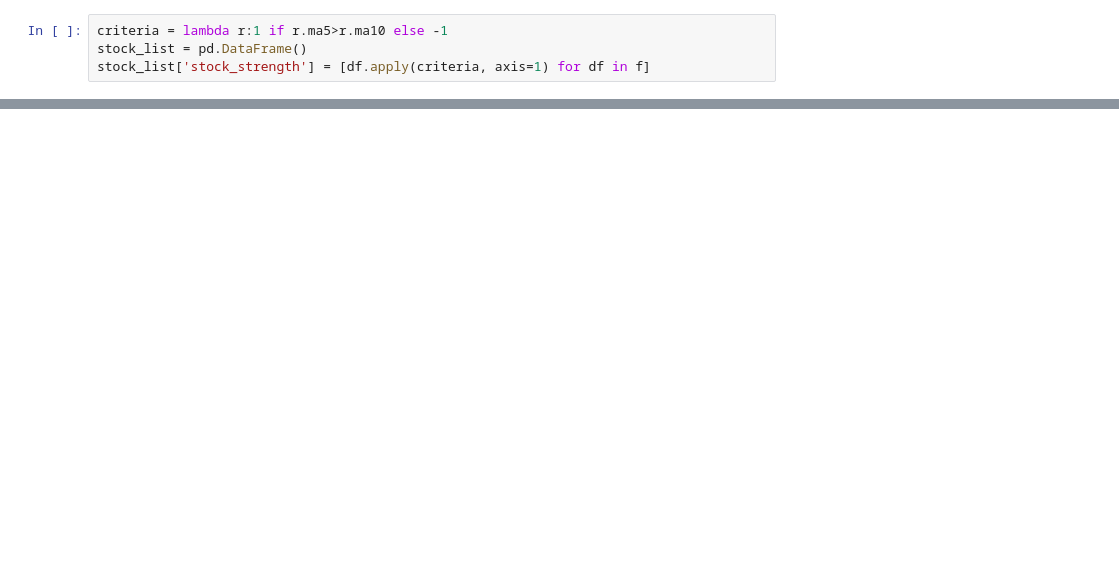
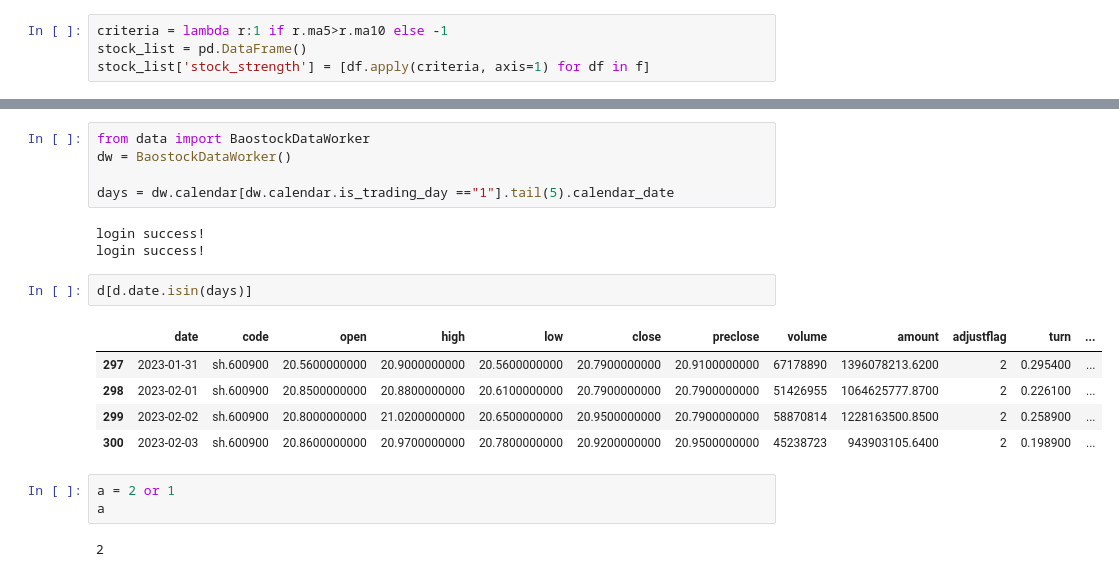
Before and after one commit to JNU-Tangyin/eata, a Jupyter notebook: test.ipynb, the cells around one changed output, grey strips where cells are left out. Cells and saved outputs as stored; diff of their text form; blank space fills up the shorter version.

```diff
--- a/test.ipynb
+++ b/test.ipynb
@@ -691,0 +483,21 @@ list(group)[2][1]
+# %%
+from data import BaostockDataWorker
+dw = BaostockDataWorker()
+
+days = dw.calendar[dw.calendar.is_trading_day =="1"].tail(5).calendar_date
+# %% [output]
+login success!
+login success!
+# %%
+d[d.date.isin(days)]
+# %% [output]
+|  | date | code | open | high | low | close | preclose | volume | amount | adjustflag | turn | ... |
+| 297 | 2023-01-31 | sh.600900 | 20.5600000000 | 20.9000000000 | 20.5600000000 | 20.7900000000 | 20.9100000000 | 67178890 | 1396078213.6200 | 2 | 0.295400 | ... |
+| 298 | 2023-02-01 | sh.600900 | 20.8500000000 | 20.8800000000 | 20.6100000000 | 20.7900000000 | 20.7900000000 | 51426955 | 1064625777.8700 | 2 | 0.226100 | ... |
+| 299 | 2023-02-02 | sh.600900 | 20.8000000000 | 21.0200000000 | 20.6500000000 | 20.9500000000 | 20.7900000000 | 58870814 | 1228163500.8500 | 2 | 0.258900 | ... |
+| 300 | 2023-02-03 | sh.600900 | 20.8600000000 | 20.9700000000 | 20.7800000000 | 20.9200000000 | 20.9500000000 | 45238723 | 943903105.6400 | 2 | 0.198900 | ... |
+# %%
+a = 2 or 1
+a
+# %% [output]
+2
```
Also changed, not shown: parts of 26 cells of this notebook, 12 other files.
